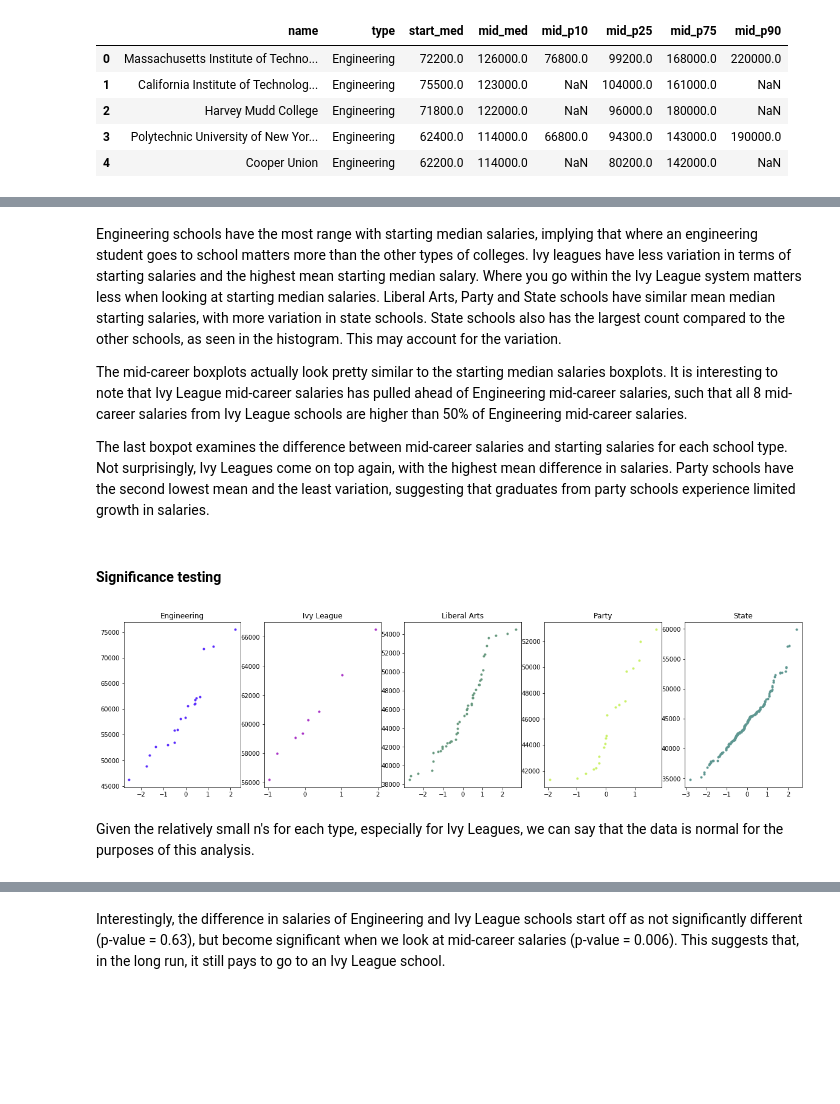
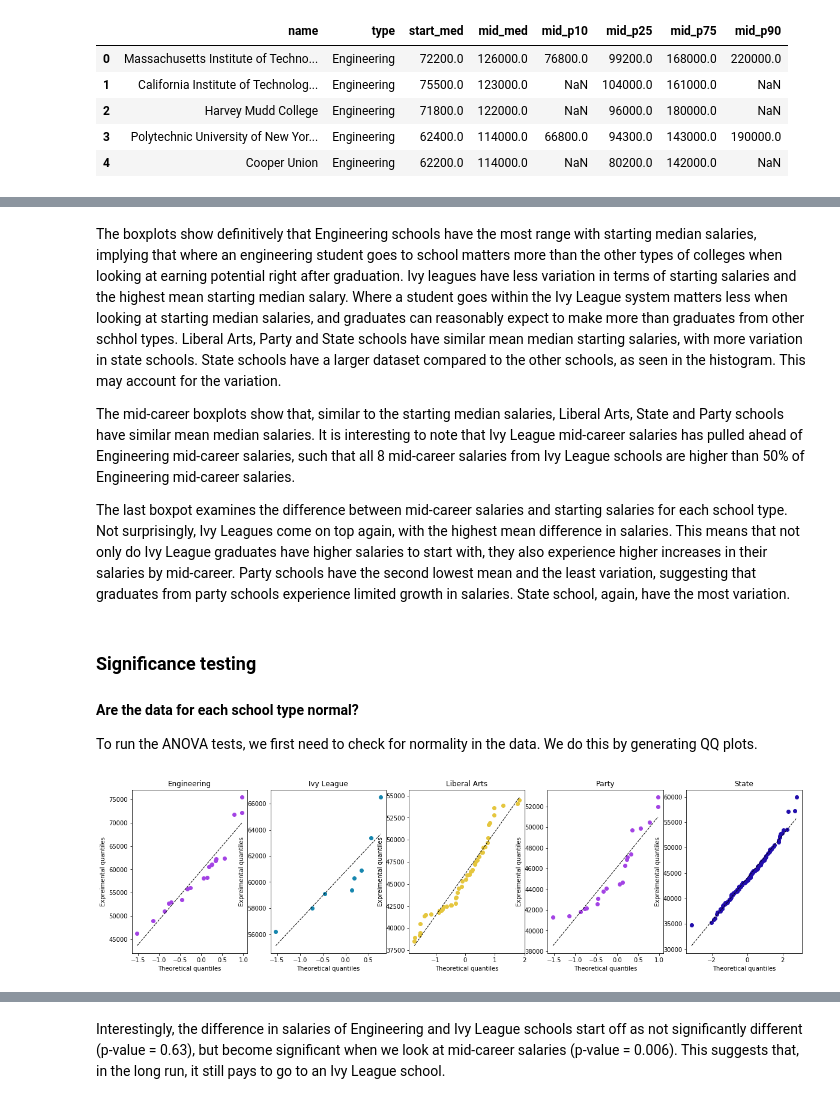
Before and after one commit to elliebenn/Thinkful-DS-Prep-Course, a Jupyter notebook: Thinkful-Prep-Capstone.ipynb, the cells around one changed output, grey strips where cells are left out. Saved outputs shown, nothing was run; the diff lists cells and outputs as text; code cells hidden in the pictures; blank space fills up the shorter version.

```diff
--- a/Thinkful-Prep-Capstone.ipynb
+++ b/Thinkful-Prep-Capstone.ipynb
@@ -144,32 +207,44 @@ college.boxplot('salary_diff', by='type')
 # %% [markdown]
-Engineering schools have the most range with starting median salaries, implying that where an engineering student goes to school matters more than the other types of colleges.  Ivy leagues have less variation in terms of starting salaries and the highest mean starting median salary. Where you go within the Ivy League system matters less when looking at starting median salaries. Liberal Arts, Party and State schools have similar mean median starting salaries, with more variation in state schools.  State schools also has the largest count compared to the other schools, as seen in the histogram. This may account for the variation.
+The boxplots show definitively that Engineering schools have the most range with starting median salaries, implying that where an engineering student goes to school matters more than the other types of colleges when looking at earning potential right after graduation.  Ivy leagues have less variation in terms of starting salaries and the highest mean starting median salary. Where a student goes within the Ivy League system matters less when looking at starting median salaries, and graduates can reasonably expect to make more than graduates from other schhol types. Liberal Arts, Party and State schools have similar mean median starting salaries, with more variation in state schools.  State schools have a larger dataset compared to the other schools, as seen in the histogram. This may account for the variation.
 
-The mid-career boxplots actually look pretty similar to the starting median salaries boxplots.  It is interesting to note that Ivy League mid-career salaries has pulled ahead of Engineering mid-career salaries, such that all 8 mid-career salaries from Ivy League schools are higher than 50% of Engineering mid-career salaries.
+The mid-career boxplots show that, similar to the starting median salaries, Liberal Arts, State and Party schools have similar mean median salaries.  It is interesting to note that Ivy League mid-career salaries has pulled ahead of Engineering mid-career salaries, such that all 8 mid-career salaries from Ivy League schools are higher than 50% of Engineering mid-career salaries.
 
-The last boxpot examines the difference between mid-career salaries and starting salaries for each school type.  Not surprisingly, Ivy Leagues come on top again, with the highest mean difference in salaries.  Party schools have the second lowest mean and the least variation, suggesting that graduates from party schools experience limited growth in salaries.
+The last boxpot examines the difference between mid-career salaries and starting salaries for each school type.  Not surprisingly, Ivy Leagues come on top again, with the highest mean difference in salaries.  This means that not only do Ivy League graduates have higher salaries to start with, they also experience higher increases in their salaries by mid-career.  Party schools have the second lowest mean and the least variation, suggesting that graduates from party schools experience limited growth in salaries.  State school, again, have the most variation.
-# %% [markdown]
-#### Significance testing
+# %% [markdown]
+### Significance testing
+
+#### Are the data for each school type normal?
+To run the ANOVA tests, we first need to check for normality in the data.  We do this by generating QQ plots.
 # %%
-#To run the ANOVA test, we want to check for normality in the data.  We do this by generating QQ plots.
+def qqplot(column):
 
-plt.figure(figsize=(20,5))
-types = ['Engineering','Ivy League','Liberal Arts','Party','State']
+    plt.figure(figsize=(20,5))
+    types = ['Engineering','Ivy League','Liberal Arts','Party','State']
 
-for i in range(0,len(types)):
-    plt.subplot(1, 5, i+1)
+    for i in range(0,len(types)):
+        plt.subplot(1, len(types), i+1)
 
-    t = types[i]
+        t = types[i]
 
-    x = college[college['type'] == t]['start_med'].sort_values()
+        x = college[college['type'] == t][column].sort_values()
 
-    norm = np.random.normal(0,1,len(x))
-    norm.sort()
+        np.random.seed(2119)
+        norm = np.random.normal(0,1,len(x))
+        norm.sort()
 
-    plt.plot(norm, x, ".", c=np.random.rand(3))
-    plt.title(t)
+        plt.plot(norm, x, "o", c=np.random.rand(3))
+        plt.title(t)
 
-    i = i + 1
+        #generate a trend line as in http://widu.tumblr.com/post/43624347354/matplotlib-trendline
+        z = np.polyfit(norm,x, 1)
+        p = np.poly1d(z)
+        plt.plot(norm,p(norm),"k--", linewidth=1)
+        plt.xlabel("Theoretical quantiles")
+        plt.ylabel("Expreimental quantiles")
+        plt.tick_params()
+
+        i = i + 1
-# %% [output]
-[figure, removed]
-# %% [markdown]
-Given the relatively small n's for each type, especially for Ivy Leagues, we can say that the data is normal for the purposes of this analysis.
+# %%
+qqplot('start_med')
+# %% [output]
+[figure, added]
```
Also changed, not shown: parts of 38 cells of this notebook.
